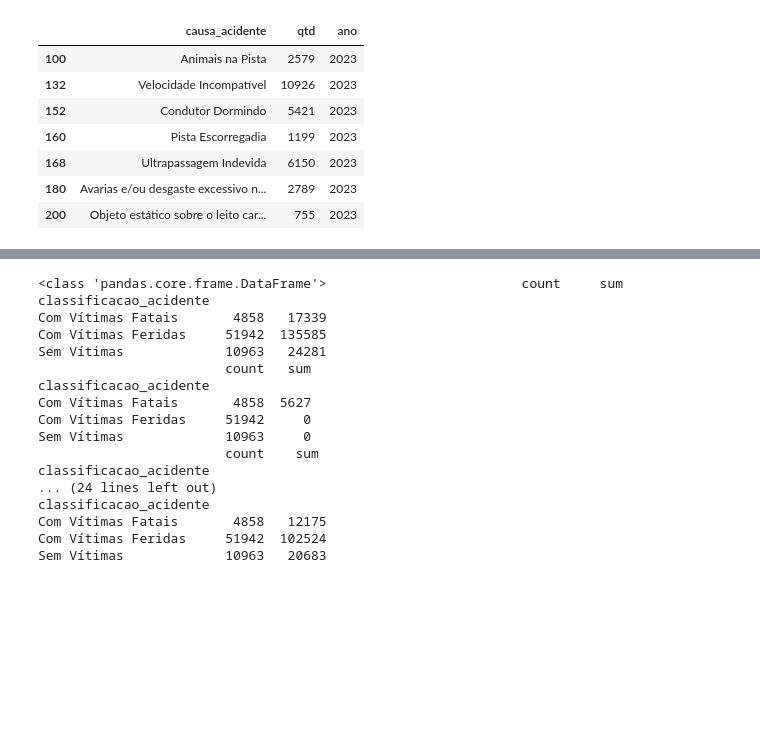
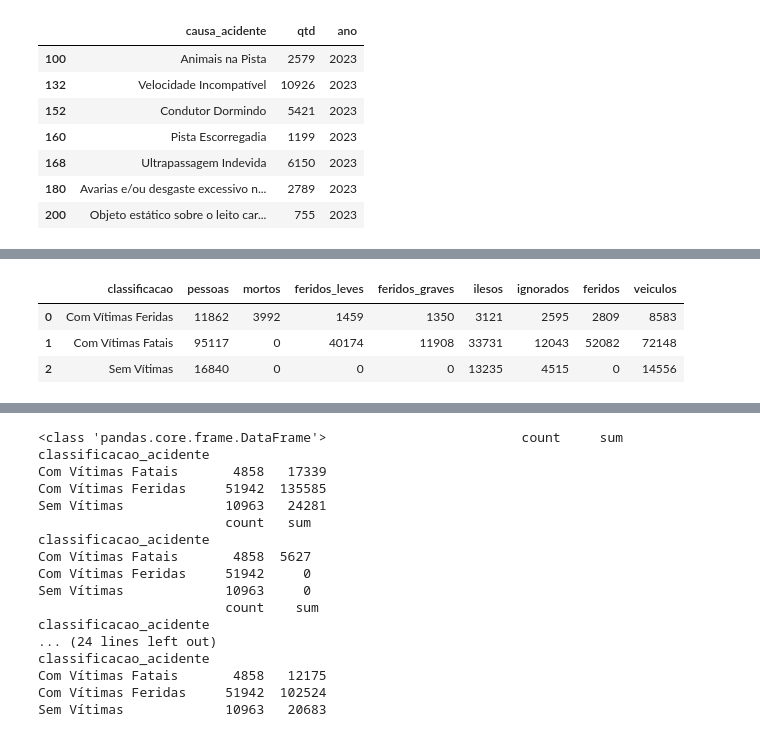
Before and after one commit to Bergolito/tcc-painel-jupyter-notebook, a Jupyter notebook: tcc-painel-preprocessamento.ipynb, the cells around one changed output, grey strips where cells are left out. Drawn from its saved outputs; the diff is of its cells as text; code cells hidden in the pictures; blank space fills up the shorter version.

```diff
--- a/tcc-painel-preprocessamento.ipynb
+++ b/tcc-painel-preprocessamento.ipynb
@@ -1100,3 +1060,10 @@ alt.Chart(source).mark_circle().encode(
 ).interactive()
 # %% [output]
 [interactive output not drawn]
+# %%
+df_mapa_calor_classificacao_2024
+# %% [output]
+|  | classificacao | pessoas | mortos | feridos_leves | feridos_graves | ilesos | ignorados | feridos | veiculos |
+| 0 | Com Vítimas Feridas | 11862 | 3992 | 1459 | 1350 | 3121 | 2595 | 2809 | 8583 |
+| 1 | Com Vítimas Fatais | 95117 | 0 | 40174 | 11908 | 33731 | 12043 | 52082 | 72148 |
+| 2 | Sem Vítimas | 16840 | 0 | 0 | 0 | 13235 | 4515 | 0 | 14556 |
```
Also changed, not shown: parts of 13 cells of this notebook, 6 other files.
